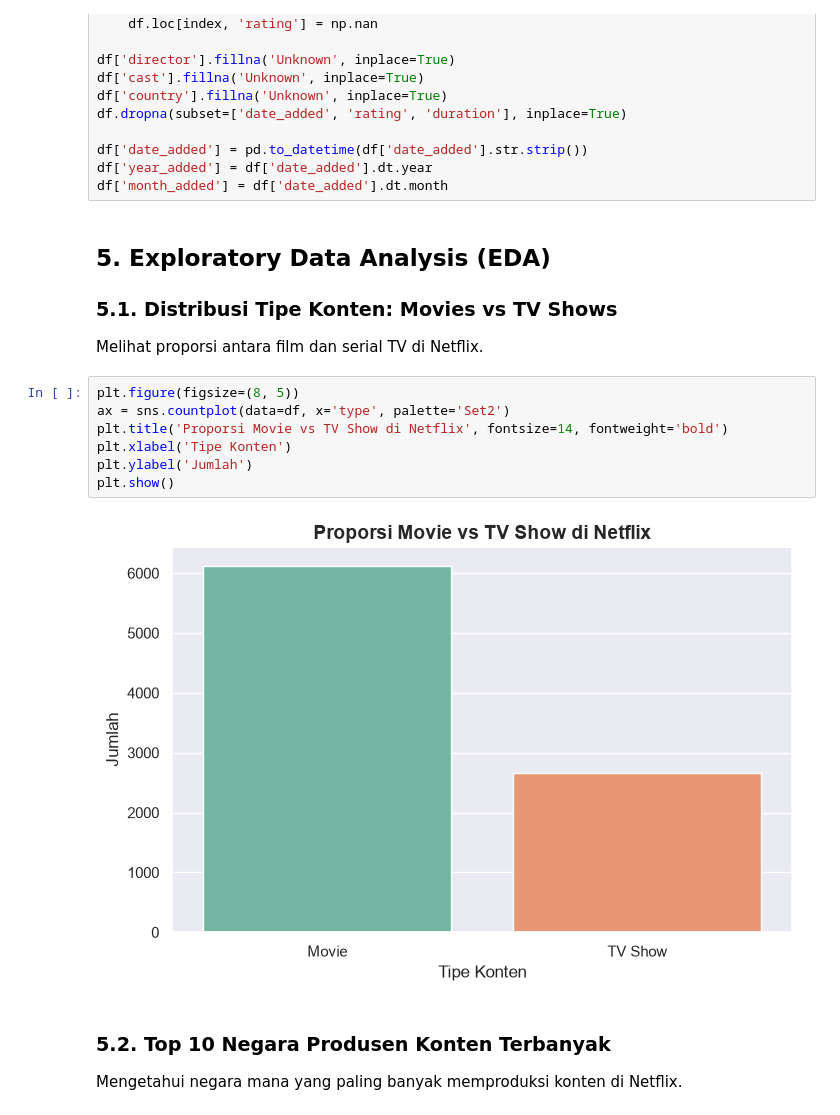
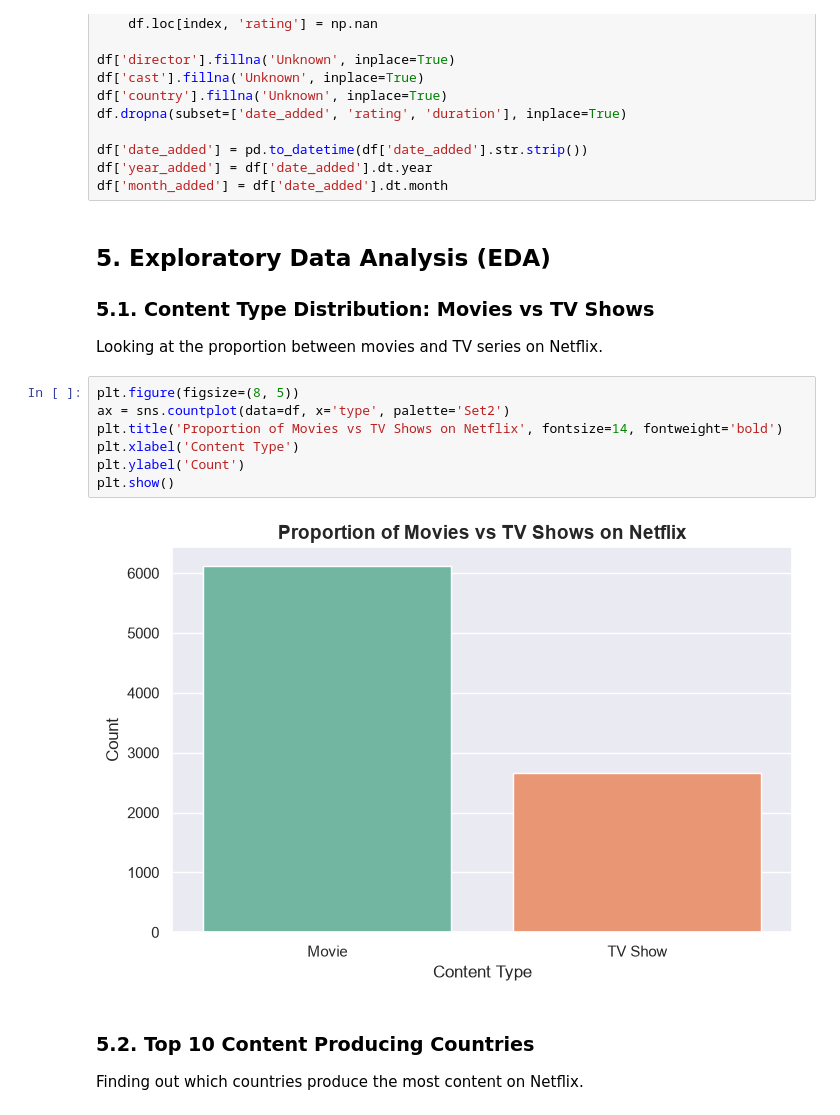
Before and after one commit to NumiKun/Netflix-Movies-and-Series-Data-Analyze, a Jupyter notebook: Analysis/Netflix_Data_Analysis.ipynb, the cells around one changed output. Saved outputs shown, nothing was run; the diff lists cells and outputs as text.

```diff
--- a/Analysis/Netflix_Data_Analysis.ipynb
+++ b/Analysis/Netflix_Data_Analysis.ipynb
@@ -93,22 +93,22 @@ df['month_added'] = df['date_added'].dt.month
 # %% [markdown]
 ## 5. Exploratory Data Analysis (EDA)
 
-### 5.1. Distribusi Tipe Konten: Movies vs TV Shows
+### 5.1. Content Type Distribution: Movies vs TV Shows
 
-Melihat proporsi antara film dan serial TV di Netflix.
+Looking at the proportion between movies and TV series on Netflix.
 # %%
 plt.figure(figsize=(8, 5))
 ax = sns.countplot(data=df, x='type', palette='Set2')
-plt.title('Proporsi Movie vs TV Show di Netflix', fontsize=14, fontweight='bold')
-plt.xlabel('Tipe Konten')
-plt.ylabel('Jumlah')
+plt.title('Proportion of Movies vs TV Shows on Netflix', fontsize=14, fontweight='bold')
+plt.xlabel('Content Type')
+plt.ylabel('Count')
 plt.show()
 # %% [output]
-[figure, old version]
+[figure, new version]
-# %% [markdown]
-### 5.2. Top 10 Negara Produsen Konten Terbanyak
-
-Mengetahui negara mana yang paling banyak memproduksi konten di Netflix.
+# %% [markdown]
+### 5.2. Top 10 Content Producing Countries
+
+Finding out which countries produce the most content on Netflix.
 # %%
 top_countries = df[df['country'] != 'Unknown']['country'].value_counts().head(10)
 
```
Also changed, not shown: parts of 19 cells of this notebook.
